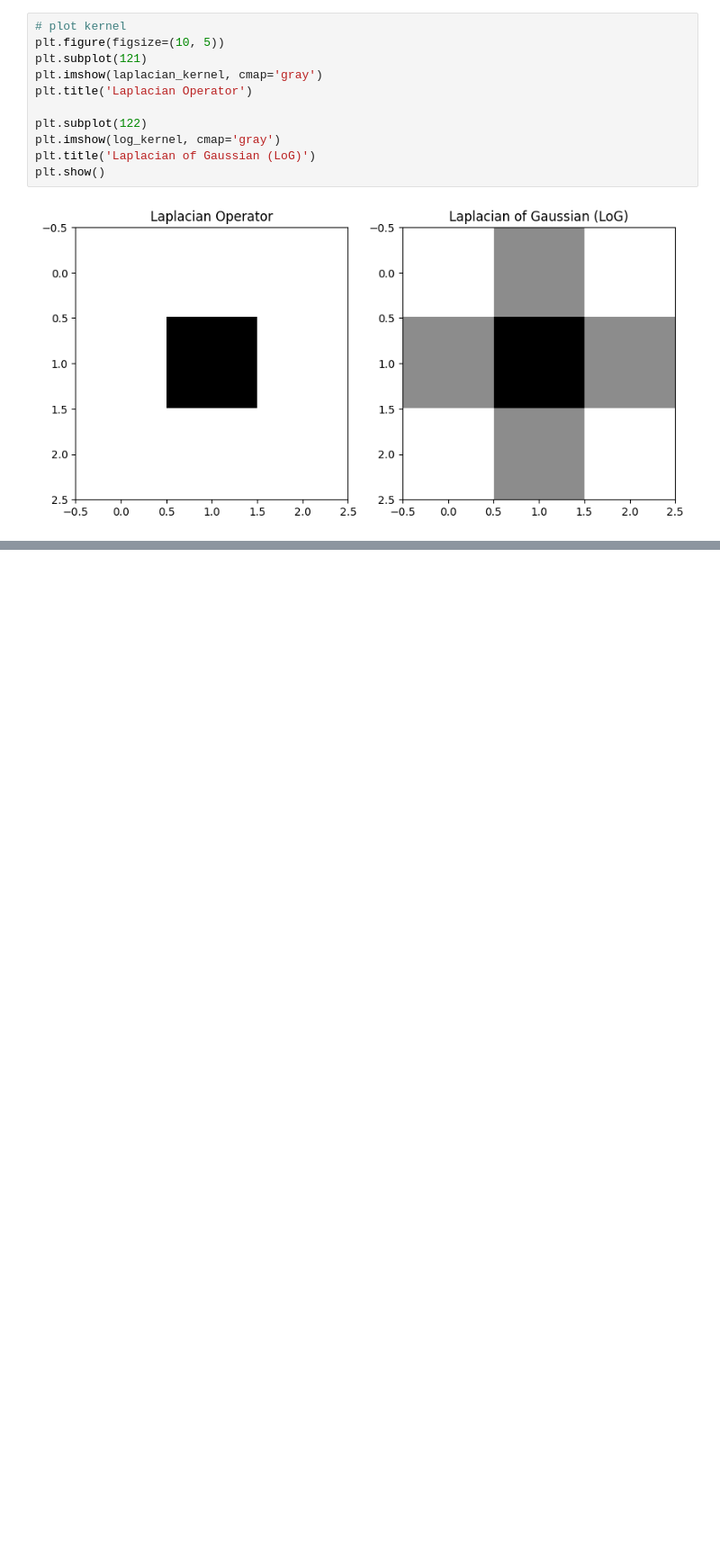
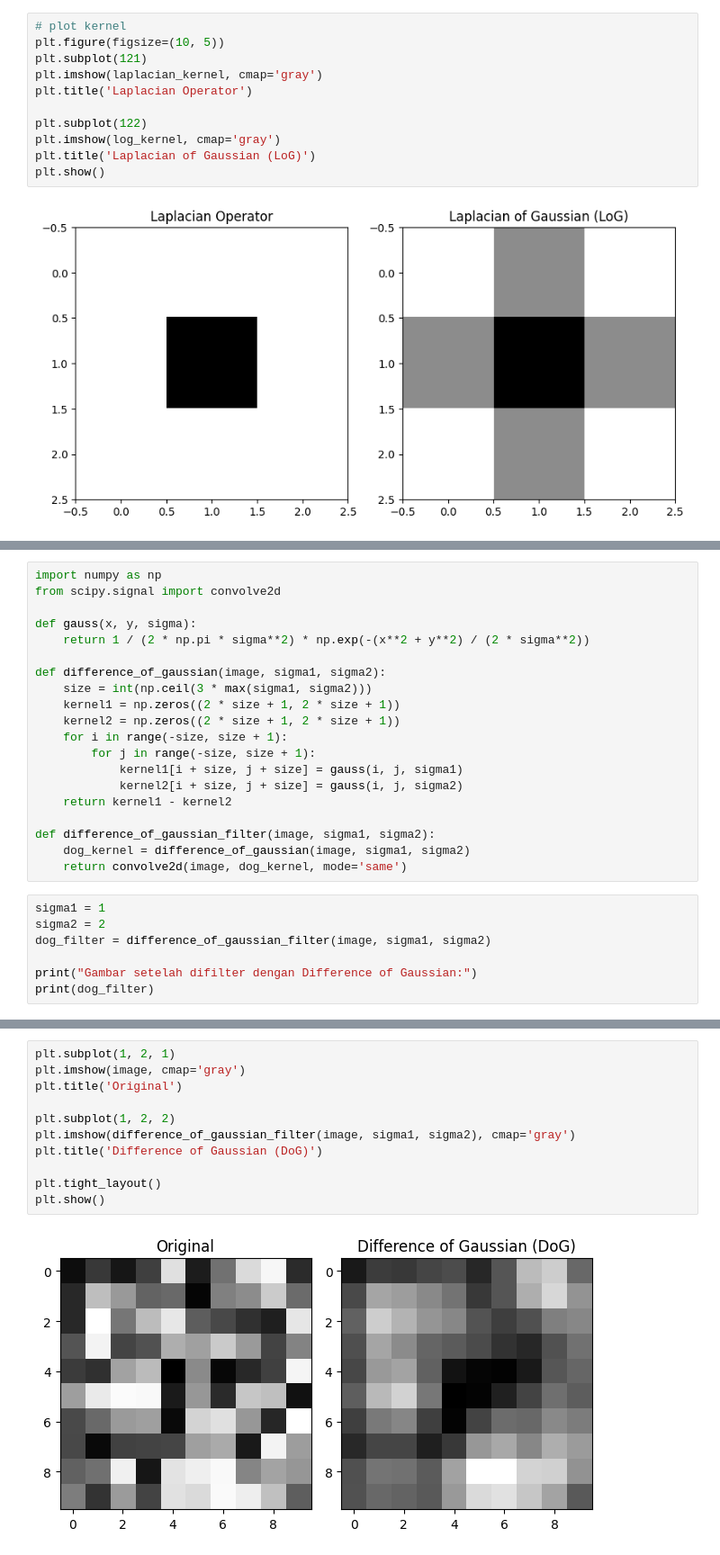
Before and after one commit to irizkyw/Citra-Digital, a Jupyter notebook: Exploration_W6/main.ipynb, the cells around one changed output, grey strips where cells are left out. Shown: that part at 90% size. Drawn from its saved outputs; the diff is of its cells as text; blank space fills up the shorter version.

```diff
--- a/Exploration_W6/main.ipynb
+++ b/Exploration_W6/main.ipynb
@@ -179,0 +197,27 @@ plt.show()
+# %%
+import numpy as np
+from scipy.signal import convolve2d
+
+def gauss(x, y, sigma):
+    return 1 / (2 * np.pi * sigma**2) * np.exp(-(x**2 + y**2) / (2 * sigma**2))
+
+def difference_of_gaussian(image, sigma1, sigma2):
+    size = int(np.ceil(3 * max(sigma1, sigma2)))
+    kernel1 = np.zeros((2 * size + 1, 2 * size + 1))
+    kernel2 = np.zeros((2 * size + 1, 2 * size + 1))
+    for i in range(-size, size + 1):
+        for j in range(-size, size + 1):
+            kernel1[i + size, j + size] = gauss(i, j, sigma1)
+            kernel2[i + size, j + size] = gauss(i, j, sigma2)
+    return kernel1 - kernel2
+
+def difference_of_gaussian_filter(image, sigma1, sigma2):
+    dog_kernel = difference_of_gaussian(image, sigma1, sigma2)
+    return convolve2d(image, dog_kernel, mode='same')
+# %%
+sigma1 = 1
+sigma2 = 2
+dog_filter = difference_of_gaussian_filter(image, sigma1, sigma2)
+
+print("Gambar setelah difilter dengan Difference of Gaussian:")
+print(dog_filter)
@@ -179,0 +242,13 @@ plt.show()
+# %%
+plt.subplot(1, 2, 1)
+plt.imshow(image, cmap='gray')
+plt.title('Original')
+
+plt.subplot(1, 2, 2)
+plt.imshow(difference_of_gaussian_filter(image, sigma1, sigma2), cmap='gray')
+plt.title('Difference of Gaussian (DoG)')
+
+plt.tight_layout()
+plt.show()
+# %% [output]
+[figure, added]
```
Also changed, not shown: parts of 3 cells of this notebook.
